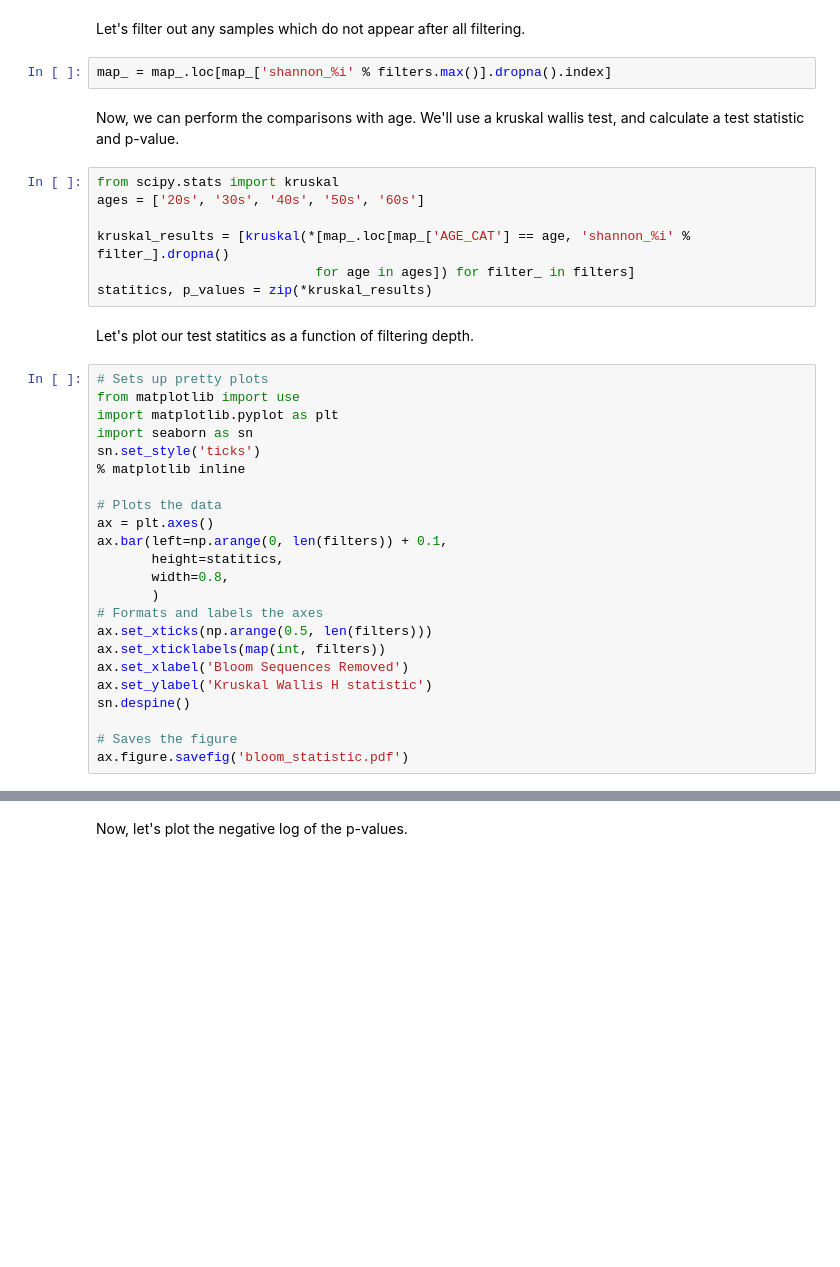
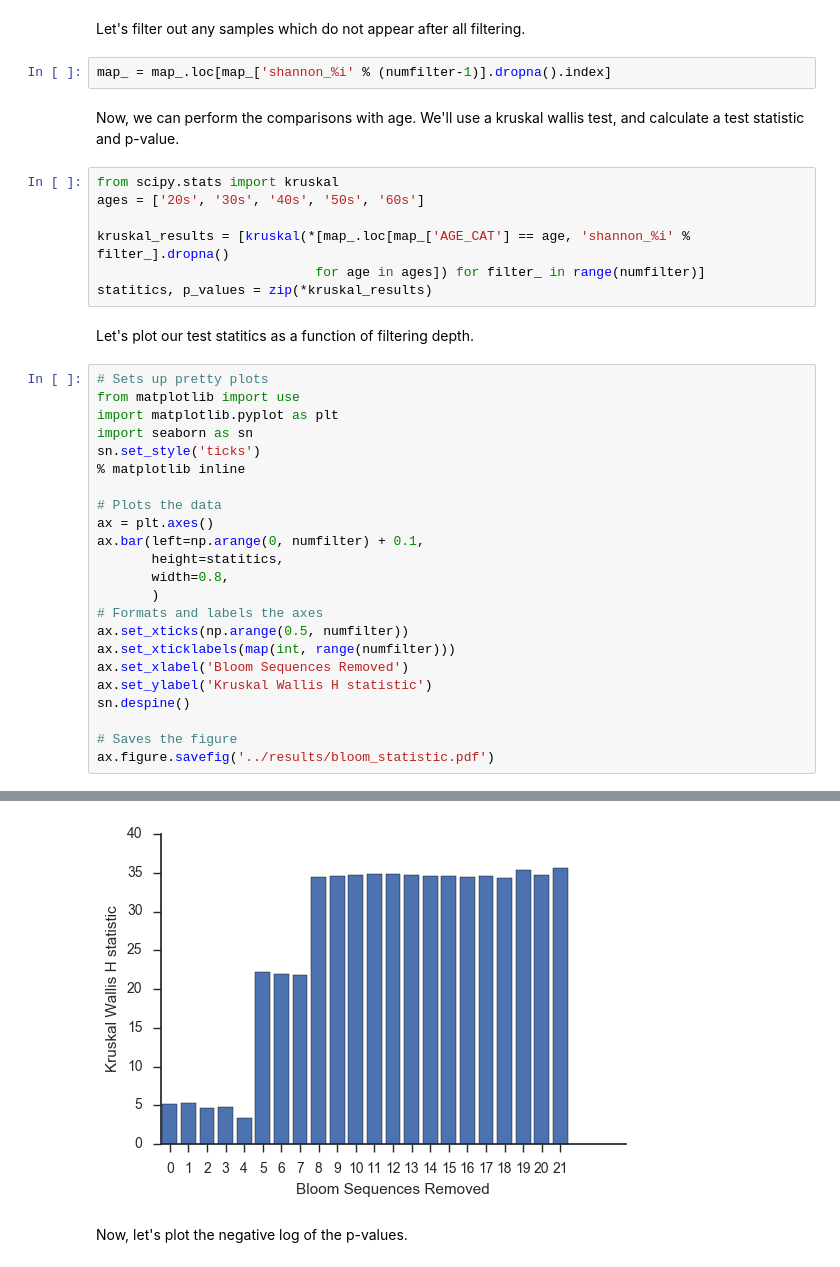
Before and after one commit to knightlab-analyses/bloom-analyses, a Jupyter notebook: ipynb/ag_alpha_diversity.ipynb, the cells around one changed output, grey strips where cells are left out. Cells and saved outputs as stored; diff of their text form; blank space fills up the shorter version.

```diff
--- a/ipynb/ag_alpha_diversity.ipynb
+++ b/ipynb/ag_alpha_diversity.ipynb
@@ -64,7 +67,7 @@ for i in filters:
 # %% [markdown]
 Let's filter out any samples which do not appear after all filtering.
 # %%
-map_ = map_.loc[map_['shannon_%i' % filters.max()].dropna().index]
+map_ = map_.loc[map_['shannon_%i' % (numfilter-1)].dropna().index]
 # %% [markdown]
 Now, we can perform the comparisons with age. We'll use a kruskal wallis test, and calculate a test statistic and p-value.
 # %%
@@ -72,7 +75,7 @@ from scipy.stats import kruskal
 ages = ['20s', '30s', '40s', '50s', '60s']
 
 kruskal_results = [kruskal(*[map_.loc[map_['AGE_CAT'] == age, 'shannon_%i' % filter_].dropna()
-                            for age in ages]) for filter_ in filters]
+                            for age in ages]) for filter_ in range(numfilter)]
 statitics, p_values = zip(*kruskal_results)
 # %% [markdown]
 Let's plot our test statitics as a function of filtering depth.
@@ -86,17 +89,17 @@ sn.set_style('ticks')
 
 # Plots the data
 ax = plt.axes()
-ax.bar(left=np.arange(0, len(filters)) + 0.1,
+ax.bar(left=np.arange(0, numfilter) + 0.1,
        height=statitics,
        width=0.8,
        )
 # Formats and labels the axes
-ax.set_xticks(np.arange(0.5, len(filters)))
-ax.set_xticklabels(map(int, filters))
+ax.set_xticks(np.arange(0.5, numfilter))
+ax.set_xticklabels(map(int, range(numfilter)))
 ax.set_xlabel('Bloom Sequences Removed')
 ax.set_ylabel('Kruskal Wallis H statistic')
 sn.despine()
 
 # Saves the figure
-ax.figure.savefig('bloom_statistic.pdf')
+ax.figure.savefig('../results/bloom_statistic.pdf')
 # %% [output]
@@ -106,3 +106,4 @@ ImportError: dlopen(/Users/jdebelius/miniconda2/envs/bloom/lib/python3.5/site-pa
+[figure, added]
 # %% [markdown]
 Now, let's plot the negative log of the p-values.
 # %%
```
Also changed, not shown: parts of 4 cells of this notebook, 54 other files.
